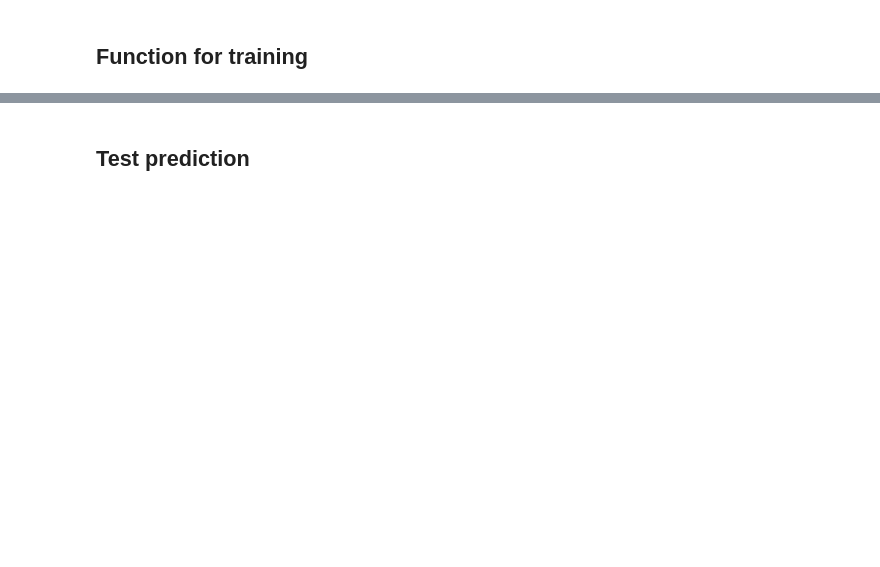
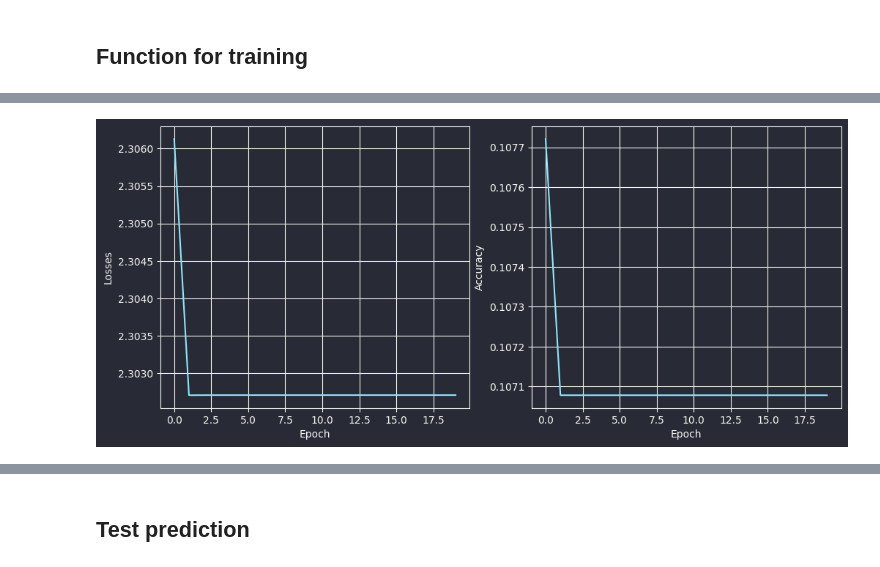
Before and after one commit to alex-werben/Deep-Learning, a Jupyter notebook: mnist_cnn.ipynb, the cells around one changed output, grey strips where cells are left out. Cells and saved outputs as stored; diff of their text form; code cells hidden in the pictures; blank space fills up the shorter version.

```diff
--- a/mnist_cnn.ipynb
+++ b/mnist_cnn.ipynb
@@ -413,0 +444,4 @@ Epoch 19: Train loss/accuracy: 0.194/0.942
+# %%
+cnn_2 = CNN()
+tr_ac, tr_ls, preds = train_kaggle(cnn_2, mnist_train_loader_2, epochs=20, loss=nn.CrossEntropyLoss(), gpu=True, verbose=True, plot=True)
+# %% [output]
@@ -413,0 +449 @@ Epoch 19: Train loss/accuracy: 0.194/0.942
+[figure, added]
```
Also changed, not shown: parts of 9 cells of this notebook.
